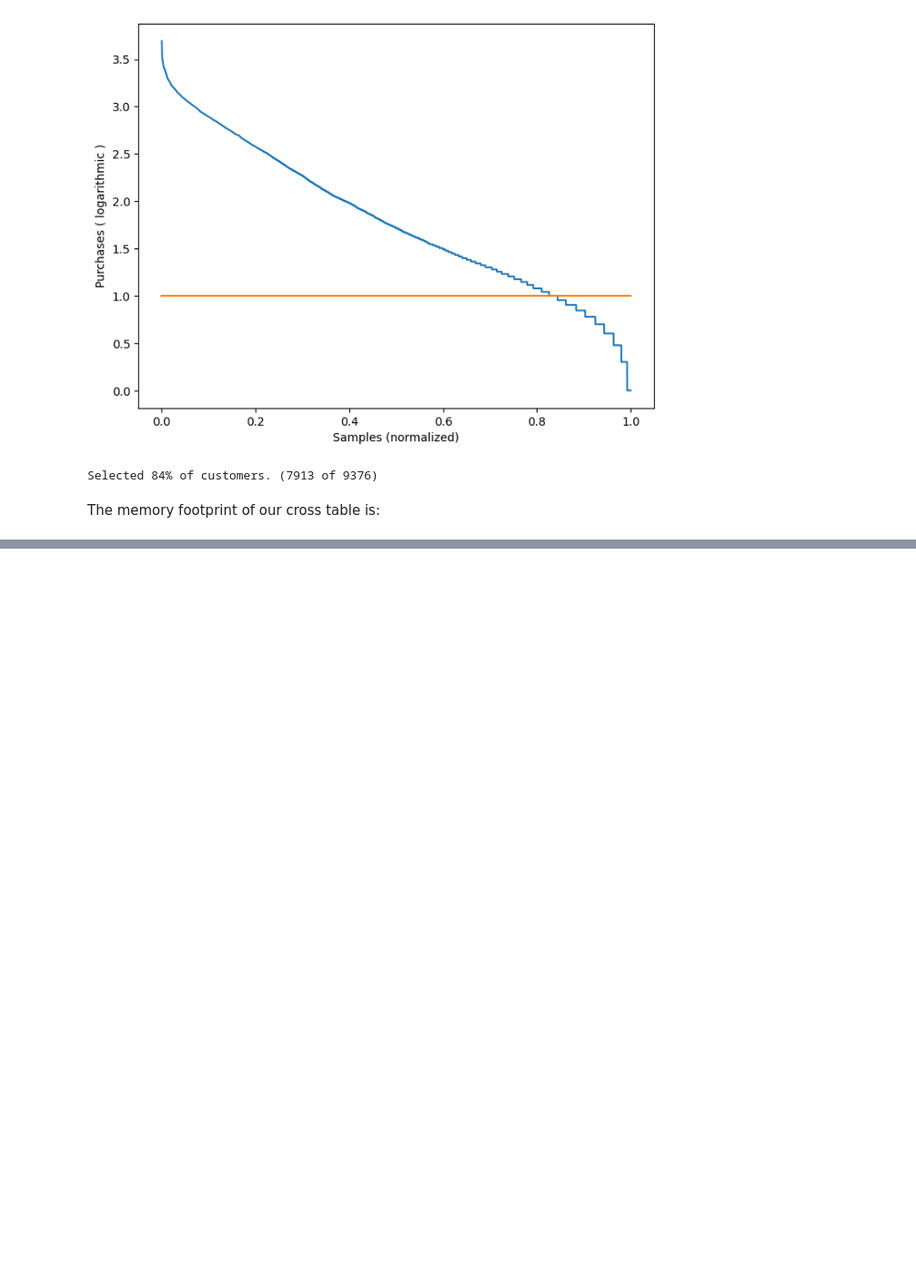
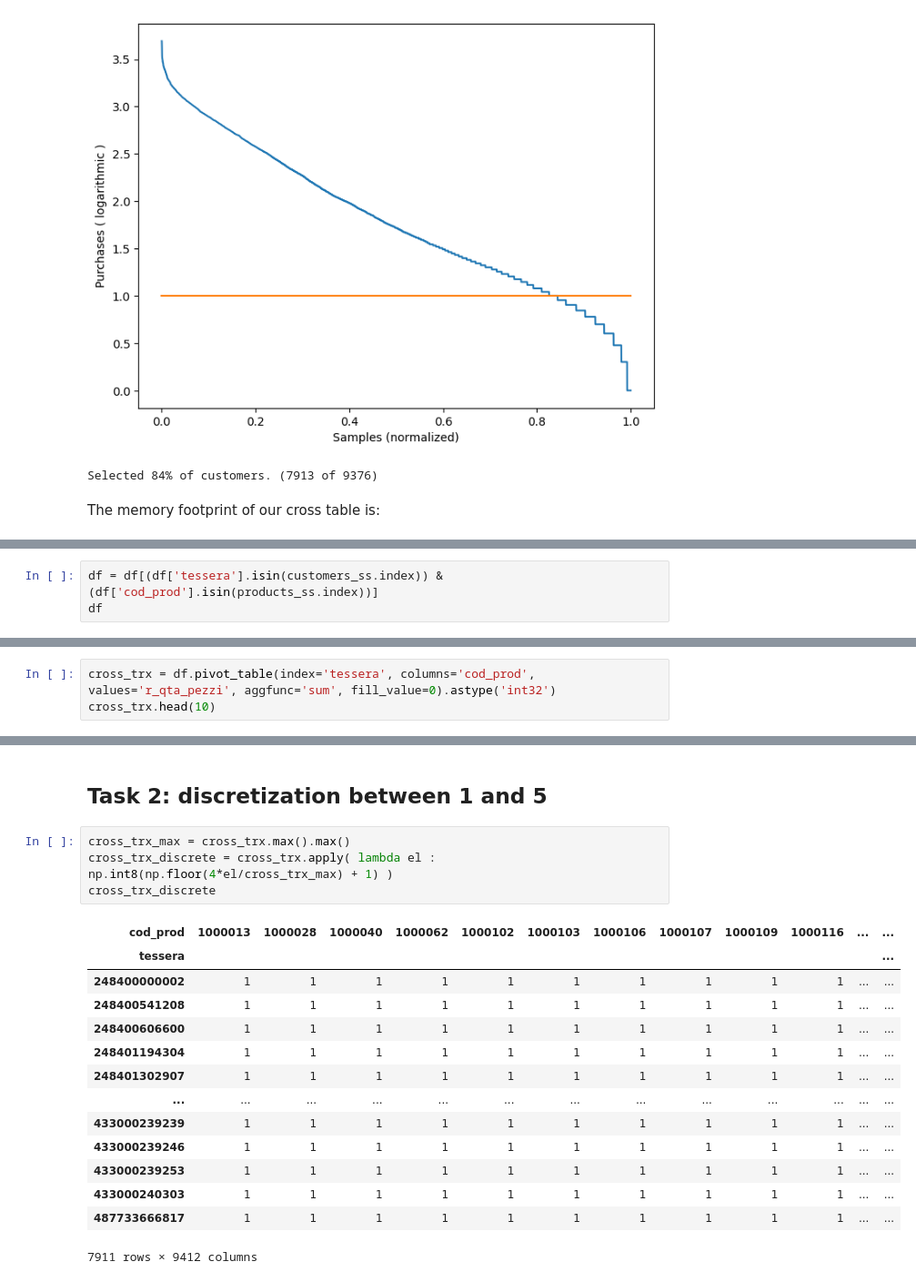
Before and after one commit to marcospampi/lab-data-mining, a Jupyter notebook: homework4/homework4.ipynb, the cells around one changed output, grey strips where cells are left out. Shown at 91% size. Drawn from its saved outputs; the diff is of its cells as text; blank space fills up the shorter version.

Commit message:
homework 4 preprocessing and task 1 and 2 wip

```diff
--- a/homework4/homework4.ipynb
+++ b/homework4/homework4.ipynb
@@ -135,0 +140,3 @@ The number of entries is 74477156 and it requires 595.82 MiB of space.
+# %%
+df = df[(df['tessera'].isin(customers_ss.index)) & (df['cod_prod'].isin(products_ss.index))]
+df
@@ -135,0 +160,3 @@ The number of entries is 74477156 and it requires 595.82 MiB of space.
+# %%
+cross_trx = df.pivot_table(index='tessera', columns='cod_prod', values='r_qta_pezzi', aggfunc='sum', fill_value=0).astype('int32')
+cross_trx.head(10)
@@ -135,0 +177,21 @@ The number of entries is 74477156 and it requires 595.82 MiB of space.
+# %% [markdown]
+## Task 2: discretization between 1 and 5
+# %%
+cross_trx_max = cross_trx.max().max()
+cross_trx_discrete = cross_trx.apply( lambda el : np.int8(np.floor(4*el/cross_trx_max) + 1) )
+cross_trx_discrete
+# %% [output]
+| cod_prod | 1000013 | 1000028 | 1000040 | 1000062 | 1000102 | 1000103 | 1000106 | 1000107 | 1000109 | 1000116 | ... | ... |
+| tessera |  |  |  |  |  |  |  |  |  |  |  | ... |
+| 248400000002 | 1 | 1 | 1 | 1 | 1 | 1 | 1 | 1 | 1 | 1 | ... | ... |
+| 248400541208 | 1 | 1 | 1 | 1 | 1 | 1 | 1 | 1 | 1 | 1 | ... | ... |
+| 248400606600 | 1 | 1 | 1 | 1 | 1 | 1 | 1 | 1 | 1 | 1 | ... | ... |
+| 248401194304 | 1 | 1 | 1 | 1 | 1 | 1 | 1 | 1 | 1 | 1 | ... | ... |
+| 248401302907 | 1 | 1 | 1 | 1 | 1 | 1 | 1 | 1 | 1 | 1 | ... | ... |
+| ... | ... | ... | ... | ... | ... | ... | ... | ... | ... | ... | ... | ... |
+| 433000239239 | 1 | 1 | 1 | 1 | 1 | 1 | 1 | 1 | 1 | 1 | ... | ... |
+| 433000239246 | 1 | 1 | 1 | 1 | 1 | 1 | 1 | 1 | 1 | 1 | ... | ... |
+| 433000239253 | 1 | 1 | 1 | 1 | 1 | 1 | 1 | 1 | 1 | 1 | ... | ... |
+| 433000240303 | 1 | 1 | 1 | 1 | 1 | 1 | 1 | 1 | 1 | 1 | ... | ... |
+| 487733666817 | 1 | 1 | 1 | 1 | 1 | 1 | 1 | 1 | 1 | 1 | ... | ... |
+7911 rows × 9412 columns
```
Also changed, not shown: parts of 6 cells of this notebook, 1 other file.
